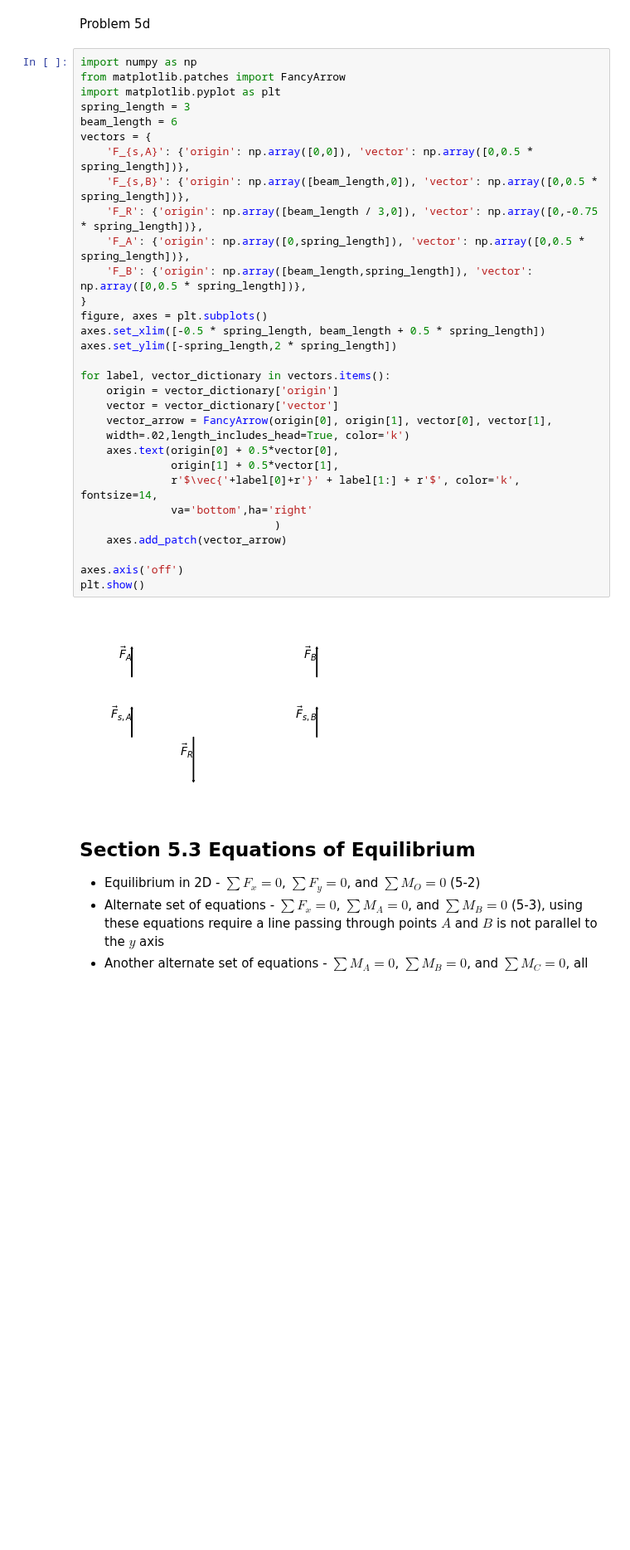
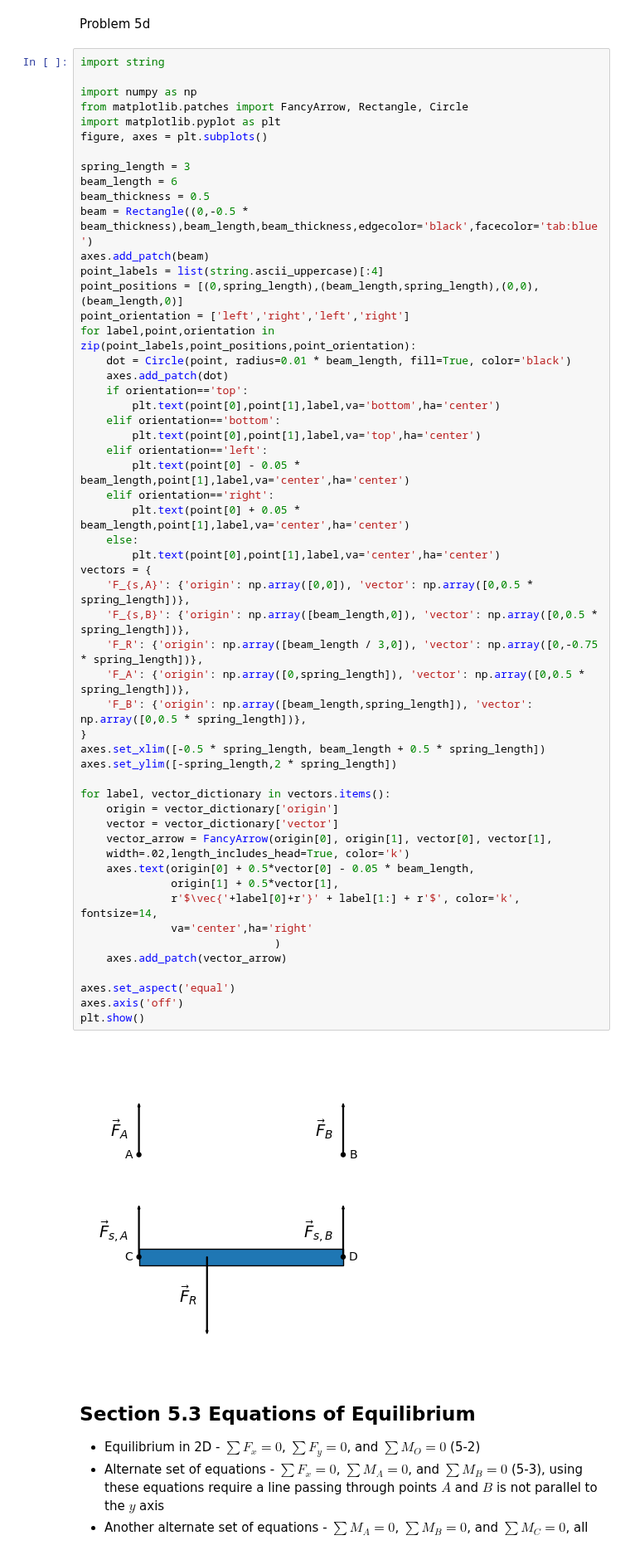
Before and after one commit to michaelhotchkiss/Statics, a Jupyter notebook: Chapter 5 - Equilibrium of a Rigid Body.ipynb, the cells around one changed output. Shown at 83% size. Saved outputs shown, nothing was run; the diff lists cells and outputs as text; blank space fills up the shorter version.

```diff
--- a/Chapter 5 - Equilibrium of a Rigid Body.ipynb
+++ b/Chapter 5 - Equilibrium of a Rigid Body.ipynb
@@ -28,38 +28,61 @@
 # %% [markdown]
 Problem 5d
 # %%
+import string
+
 import numpy as np
-from matplotlib.patches import FancyArrow
+from matplotlib.patches import FancyArrow, Rectangle, Circle
 import matplotlib.pyplot as plt
+figure, axes = plt.subplots()
+
 spring_length = 3
 beam_length = 6
+beam_thickness = 0.5
+beam = Rectangle((0,-0.5 * beam_thickness),beam_length,beam_thickness,edgecolor='black',facecolor='tab:blue')
+axes.add_patch(beam)
+point_labels = list(string.ascii_uppercase)[:4]
+point_positions = [(0,spring_length),(beam_length,spring_length),(0,0),(beam_length,0)]
+point_orientation = ['left','right','left','right']
+for label,point,orientation in zip(point_labels,point_positions,point_orientation):
+    dot = Circle(point, radius=0.01 * beam_length, fill=True, color='black')
+    axes.add_patch(dot)
+    if orientation=='top':
+        plt.text(point[0],point[1],label,va='bottom',ha='center')
+    elif orientation=='bottom':
+        plt.text(point[0],point[1],label,va='top',ha='center')
+    elif orientation=='left':
+        plt.text(point[0] - 0.05 * beam_length,point[1],label,va='center',ha='center')
+    elif orientation=='right':
+        plt.text(point[0] + 0.05 * beam_length,point[1],label,va='center',ha='center')
+    else:
+        plt.text(point[0],point[1],label,va='center',ha='center')
 vectors = {
     'F_{s,A}': {'origin': np.array([0,0]), 'vector': np.array([0,0.5 * spring_length])},
     'F_{s,B}': {'origin': np.array([beam_length,0]), 'vector': np.array([0,0.5 * spring_length])},
     'F_R': {'origin': np.array([beam_length / 3,0]), 'vector': np.array([0,-0.75 * spring_length])},
     'F_A': {'origin': np.array([0,spring_length]), 'vector': np.array([0,0.5 * spring_length])},
     'F_B': {'origin': np.array([beam_length,spring_length]), 'vector': np.array([0,0.5 * spring_length])},
 }
-figure, axes = plt.subplots()
 axes.set_xlim([-0.5 * spring_length, beam_length + 0.5 * spring_length])
 axes.set_ylim([-spring_length,2 * spring_length])
 
 for label, vector_dictionary in vectors.items():
     origin = vector_dictionary['origin']
     vector = vector_dictionary['vector']
     vector_arrow = FancyArrow(origin[0], origin[1], vector[0], vector[1],
     width=.02,length_includes_head=True, color='k')
-    axes.text(origin[0] + 0.5*vector[0],
+    axes.text(origin[0] + 0.5*vector[0] - 0.05 * beam_length,
               origin[1] + 0.5*vector[1],
               r'$\vec{'+label[0]+r'}' + label[1:] + r'$', color='k', fontsize=14,
-              va='bottom',ha='right'
+              va='center',ha='right'
                               )
     axes.add_patch(vector_arrow)
 
+axes.set_aspect('equal')
 axes.axis('off')
 plt.show()
 # %% [output]
-[figure, old version]
+[figure, new version]
 # %% [markdown]
 ## Section 5.3 Equations of Equilibrium
 * Equilibrium in 2D - $\sum F_x = 0$, $\sum F_y = 0$, and $\sum M_O = 0$ (5-2)
```
Also changed, not shown: 1 other file.
